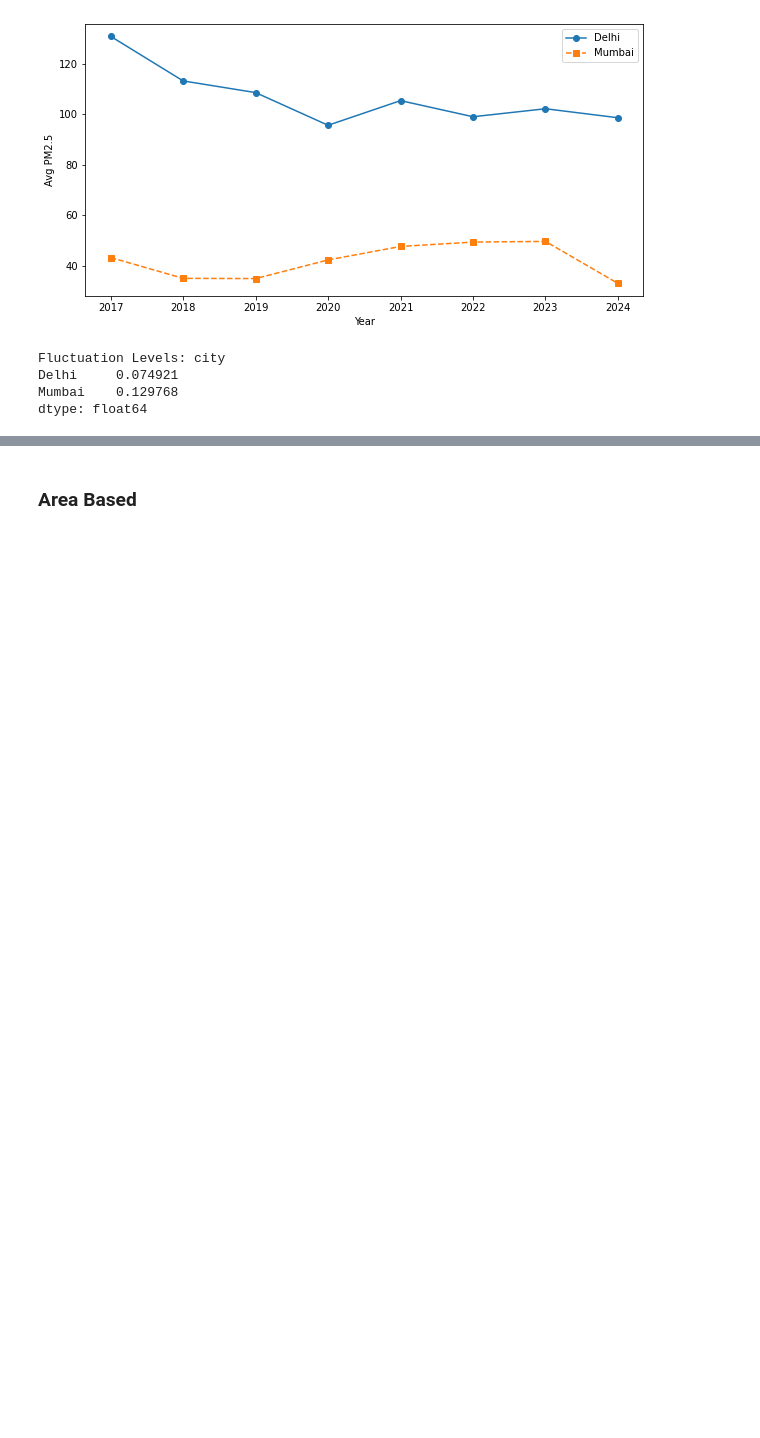
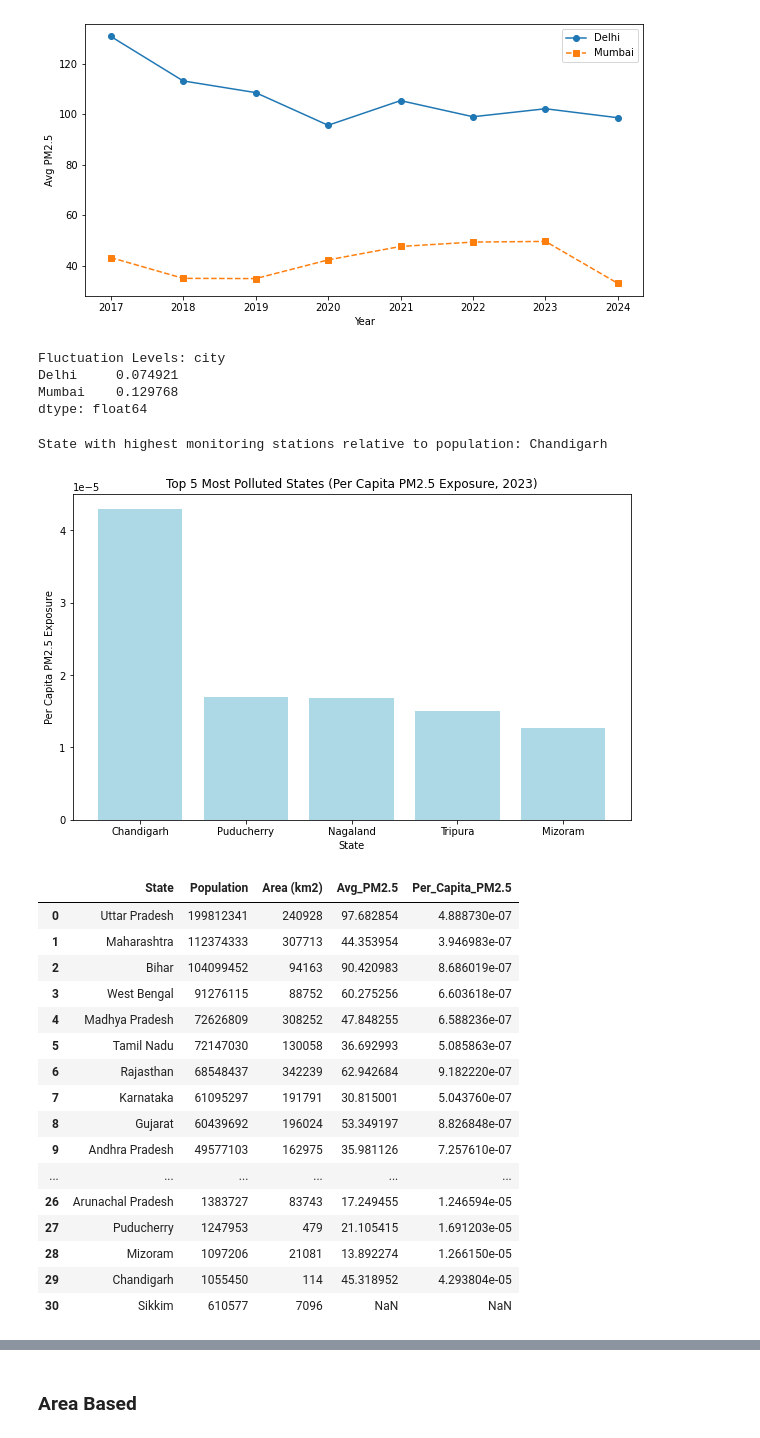
Before and after one commit to manashreeash21/Assignment-3, a Jupyter notebook: J060.ipynb, the cells around one changed output, grey strips where cells are left out. Cells and saved outputs as stored; diff of their text form; code cells hidden in the pictures; blank space fills up the shorter version.

```diff
--- a/J060.ipynb
+++ b/J060.ipynb
@@ -269,3 +270,62 @@ Fluctuation Levels: city
 Delhi     0.074921
 Mumbai    0.129768
 dtype: float64
+# %%
+df_data=df = pd.read_csv(r"D:\IIT GN\SEM2\PSDV\data2.csv")
+ststation = df_data.groupby("state")["station"].nunique().reset_index()
+ststation.rename(columns={"state": "State"}, inplace=True)
+
+state_data=pd.read_csv(r"C:\Users\Anvit\Downloads\State_data.csv")
+merged_df = state_data.merge(ststation, on="State", how="left")
+
+merged_df["station"] = merged_df["station"].fillna(0)
+
+merged_df["stations_per_population"] = merged_df["station"] / merged_df["Population"]
+
+state_highest_ratio = merged_df.loc[merged_df["stations_per_population"].idxmax(), "State"]
+
+print("State with highest monitoring stations relative to population:", state_highest_ratio)
+# %% [output]
+State with highest monitoring stations relative to population: Chandigarh
+# %%
+pm25_avg = df_data.groupby("state")["PM2.5"].mean().reset_index()
+
+pm25_avg.rename(columns={"state": "State", "PM2.5": "Avg_PM2.5"}, inplace=True)
+
+
+merged_df = state_data.merge(pm25_avg, on="State", how="left")
+
+
+merged_df["Per_Capita_PM2.5"] = merged_df["Avg_PM2.5"] / merged_df["Population"]
+
+
+top5 = merged_df.nlargest(5, "Per_Capita_PM2.5")
+
+# Plot the results
+plt.figure(figsize=(10, 6))
+plt.bar(top5["State"], top5["Per_Capita_PM2.5"], color='lightblue')
+plt.xlabel("State")
+plt.ylabel("Per Capita PM2.5 Exposure")
+plt.title("Top 5 Most Polluted States (Per Capita PM2.5 Exposure, 2023)")
+plt.xticks()
+plt.show()
+merged_df
+# %% [output]
+[figure, added]
+|  | State | Population | Area (km2) | Avg_PM2.5 | Per_Capita_PM2.5 |
+| 0 | Uttar Pradesh | 199812341 | 240928 | 97.682854 | 4.888730e-07 |
+| 1 | Maharashtra | 112374333 | 307713 | 44.353954 | 3.946983e-07 |
+| 2 | Bihar | 104099452 | 94163 | 90.420983 | 8.686019e-07 |
+| 3 | West Bengal | 91276115 | 88752 | 60.275256 | 6.603618e-07 |
+| 4 | Madhya Pradesh | 72626809 | 308252 | 47.848255 | 6.588236e-07 |
+| 5 | Tamil Nadu | 72147030 | 130058 | 36.692993 | 5.085863e-07 |
+| 6 | Rajasthan | 68548437 | 342239 | 62.942684 | 9.182220e-07 |
+| 7 | Karnataka | 61095297 | 191791 | 30.815001 | 5.043760e-07 |
+| 8 | Gujarat | 60439692 | 196024 | 53.349197 | 8.826848e-07 |
+| 9 | Andhra Pradesh | 49577103 | 162975 | 35.981126 | 7.257610e-07 |
+| ... | ... | ... | ... | ... | ... |
+| 26 | Arunachal Pradesh | 1383727 | 83743 | 17.249455 | 1.246594e-05 |
+| 27 | Puducherry | 1247953 | 479 | 21.105415 | 1.691203e-05 |
+| 28 | Mizoram | 1097206 | 21081 | 13.892274 | 1.266150e-05 |
+| 29 | Chandigarh | 1055450 | 114 | 45.318952 | 4.293804e-05 |
+| 30 | Sikkim | 610577 | 7096 | NaN | NaN |
```
Also changed, not shown: parts of 9 cells of this notebook.
